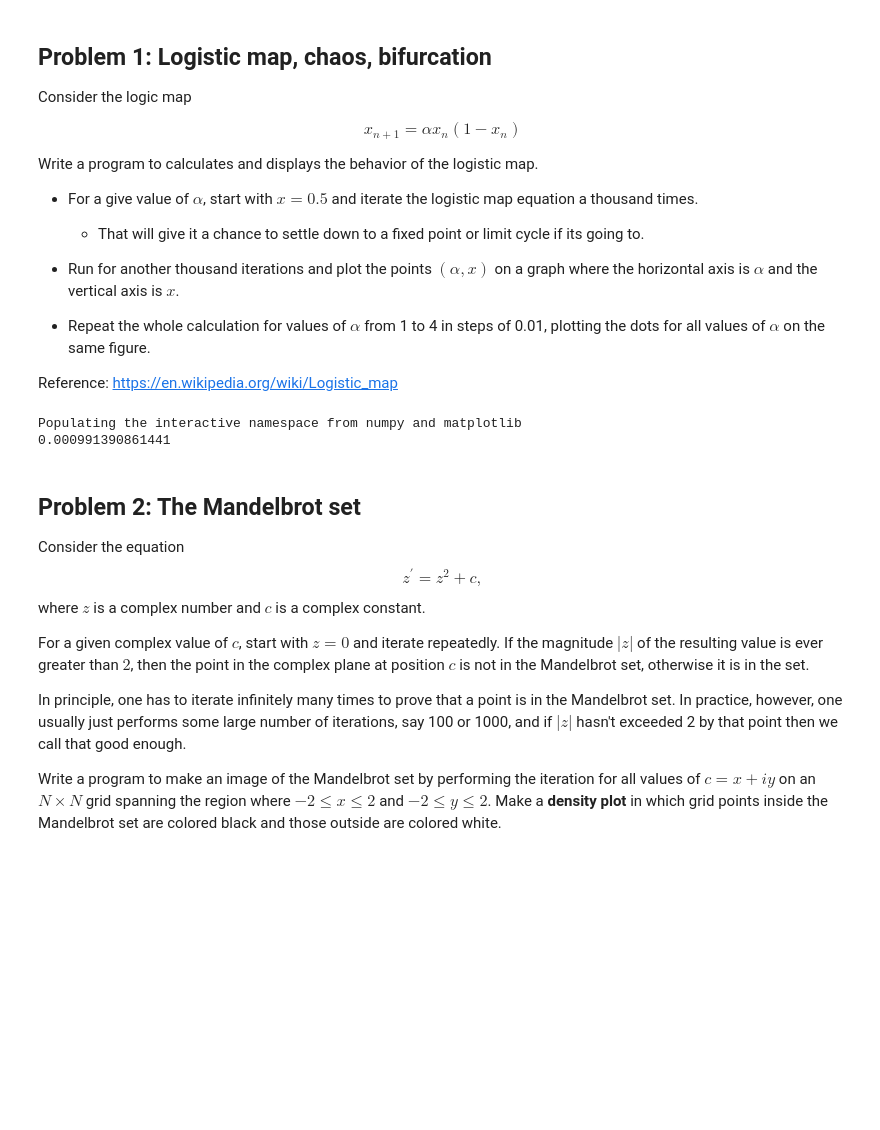
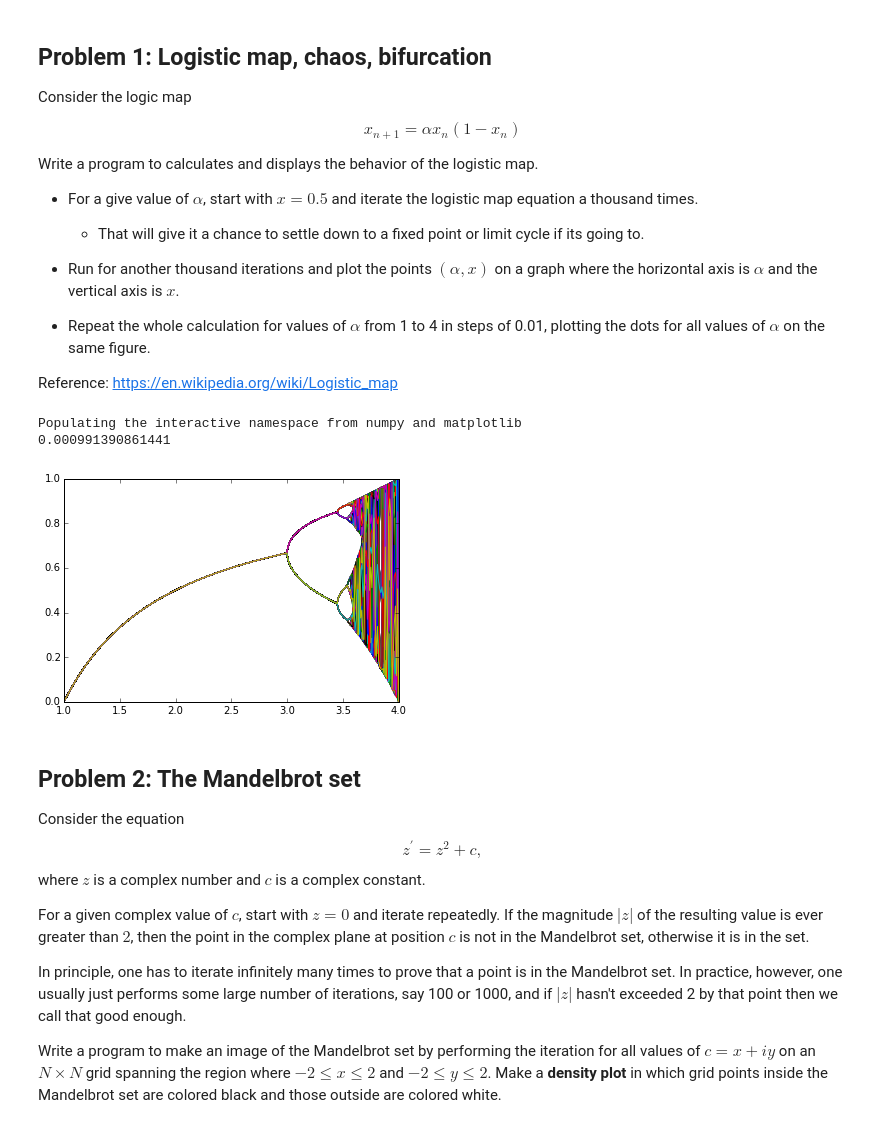
Before and after one commit to pcchen/NTHU10320PHYS290000, a Jupyter notebook: student/102022127/Homework3.ipynb, the cells around one changed output. Drawn from its saved outputs; the diff is of its cells as text; code cells hidden in the pictures; blank space fills up the shorter version.

```diff
--- a/student/102022127/Homework3.ipynb
+++ b/student/102022127/Homework3.ipynb
@@ -21,35 +21,34 @@ Write a program to calculates and displays the behavior of the logistic map.
 Reference: https://en.wikipedia.org/wiki/Logistic_map
 # %%
 # Problem 1
+%pylab inline
+sys.setrecursionlimit(2000)
 
-
-%pylab inline
-#sys.setrecursionlimit(2000)
 x = 0.5
 a = 1
 
-def logic(z, n):
+def logic1(a, x, n):
     if n<=0:
-        return z
+        return x
     else:
-        z = a*z*(1-z)
-        return logic(z, n-1)
+        x = a*x*(1-x)
+        return logic(a, x, n-1)
 
+print logic1(1, 0.5, 1000) #settle down to a fixed point 0.000991390861441
 
-print logic(0.5, 1000)
+def logic2(a):
+    c = 0
+    y = logic1(a, 0.5, 1000)
+    for c in range(1000):
+        y = a*y*(1-y)
+        plot(a , y)
+    show()
 
-
-
-
-
-
-#a = linspace(1, 4, 301)
-#x = f(x)
-#plot(a,x)
-#show()
+logic2(linspace(1, 4, 300))
 # %% [output]
 Populating the interactive namespace from numpy and matplotlib
 0.000991390861441
+[figure, added]
 # %% [markdown]
 ## Problem 2: The Mandelbrot set
 
```
Also changed, not shown: parts of 6 cells of this notebook.
